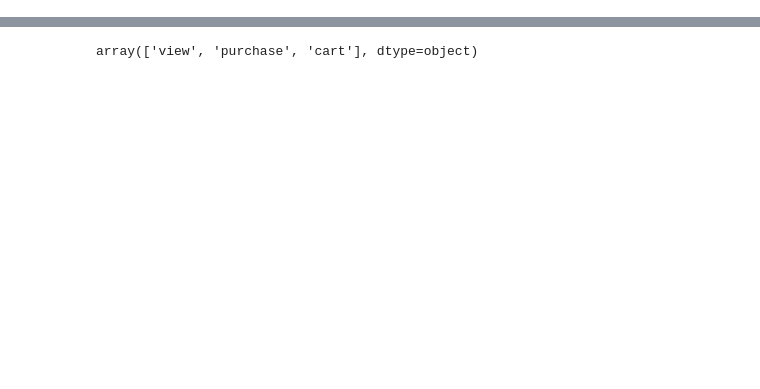
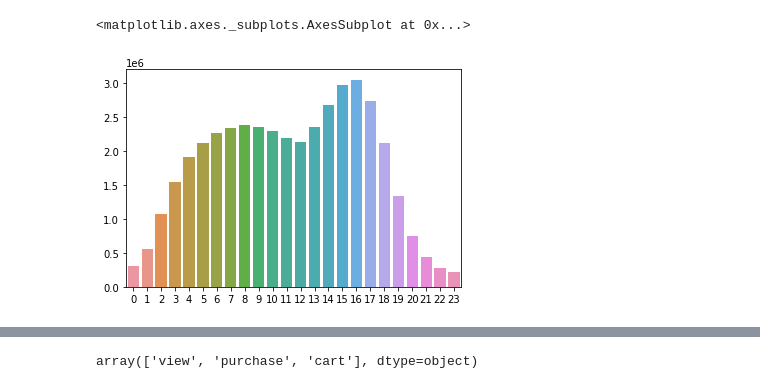
Before and after one commit to dlskawns/coz-project, a Jupyter notebook: CP2_기획_프로젝트.ipynb, the cells around one changed output, grey strips where cells are left out. Cells and saved outputs as stored; diff of their text form; code cells hidden in the pictures; blank space fills up the shorter version.

```diff
--- a/CP2_기획_프로젝트.ipynb
+++ b/CP2_기획_프로젝트.ipynb
@@ -25,0 +96,9 @@ df.head()
+# %%
+import matplotlib.pyplot as plt
+import seaborn as sns
+# df_utc = df[['event_time','event_type','category_code']]
+# df['event_time'] = df['event_time'].astype('int')
+sns.barplot(df['event_time'].value_counts().index, df['event_time'].value_counts().values)
+# %% [output]
+<matplotlib.axes._subplots.AxesSubplot at 0x...>
+[figure, added]
```
Also changed, not shown: parts of 25 cells of this notebook.
